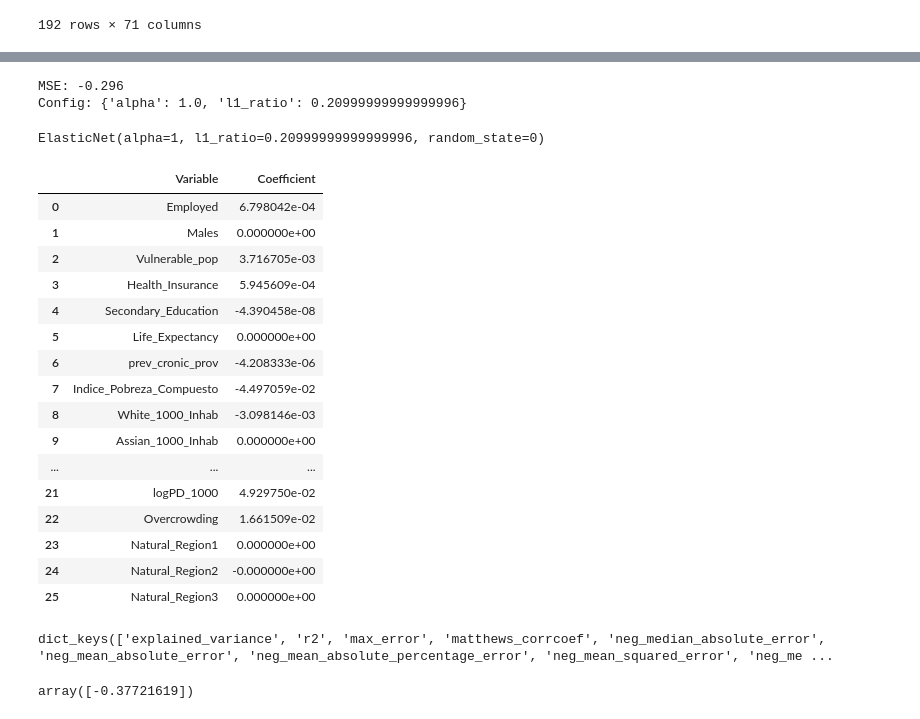
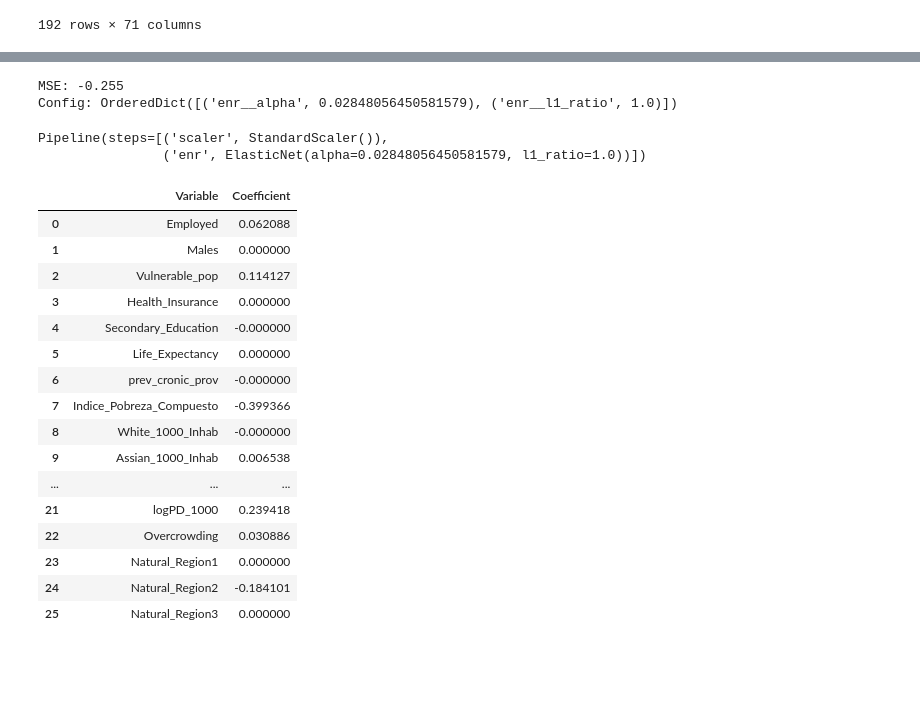
Before and after one commit to renatoquiliche/CuraZone, a Jupyter notebook: COVID19 Peruvian Provinces.ipynb, the cells around one changed output, grey strips where cells are left out. Drawn from its saved outputs; the diff is of its cells as text; code cells hidden in the pictures; blank space fills up the shorter version.

```diff
--- a/COVID19 Peruvian Provinces.ipynb
+++ b/COVID19 Peruvian Provinces.ipynb
@@ -36,33 +46,33 @@ datac
 # %%
-#use of fuel lighting
-#posgraduated
 from sklearn.model_selection import GridSearchCV
 from sklearn.metrics import matthews_corrcoef, make_scorer
 from sklearn.model_selection import RepeatedKFold
+from sklearn.preprocessing import StandardScaler
+from sklearn.pipeline import Pipeline
+from sklearn.linear_model import ElasticNet
+from skopt import BayesSearchCV
 
+pipe = Pipeline([('scaler', StandardScaler()), ('enr', ElasticNet())])
 
 # Define cross-validation method
 cv = RepeatedKFold(n_splits=4, n_repeats=10,random_state=0)
 
 # Define grid
 param_grid = {
-    'alpha': [1e-2, 1e-1, 1.0, 10.0, 100.0],
-    'l1_ratio': np.arange(0.1,1.0,0.01)
+    'enr__alpha': (1e-2, 100.0, 'log-uniform'),
+    'enr__l1_ratio': (0.1, 1.0, 'uniform')
 }
 
 # Define evaluation post-processing criteria
 from sklearn.metrics import mean_squared_error
 
-scoring = make_scorer(mean_squared_error)
-
-from sklearn.linear_model import ElasticNet
-#model_LR = LogisticRegression(random_state=0, penalty='l2', solver='liblinear')
+scoring = make_scorer(mean_squared_error, greater_is_better=False)
 
 model = ElasticNet(random_state=0, fit_intercept=True)
 
 # Define search
-search_ddnn = GridSearchCV(estimator = model, param_grid=param_grid, scoring='neg_mean_squared_error',
-                           cv=cv, n_jobs=-1, verbose = 4)
+search_ddnn = BayesSearchCV(estimator = pipe, search_spaces=param_grid, scoring=scoring,
+                           cv=cv, n_jobs=-1, verbose = 4, n_iter=50, n_points=5)
 
 # Perform the search
 results_ENLR = search_ddnn.fit(x, Y)
@@ -72,40 +91,31 @@ Fitting 40 folds for each of 450 candidates, totalling 18000 fits
 print('MSE: %.3f' % results_ENLR.best_score_)
 print('Config: %s' % results_ENLR.best_params_)
 # %% [output]
-MSE: -0.296
-Config: {'alpha': 1.0, 'l1_ratio': 0.20999999999999996}
+MSE: -0.255
+Config: OrderedDict([('enr__alpha', 0.02848056450581579), ('enr__l1_ratio', 1.0)])
 # %%
-model_ENLR = ElasticNet(random_state=0, fit_intercept=True, alpha = 1, l1_ratio= 0.20999999999999996)
-model_ENLR.fit(x, Y)
+results_ENLR.best_estimator_
 # %% [output]
-ElasticNet(alpha=1, l1_ratio=0.20999999999999996, random_state=0)
+Pipeline(steps=[('scaler', StandardScaler()),
+                ('enr', ElasticNet(alpha=0.02848056450581579, l1_ratio=1.0))])
 # %%
-Results_LR = pd.DataFrame(list(zip(x.columns.values,model_ENLR.coef_)), columns =["Variable", "Coefficient"])
+Results_LR = pd.DataFrame(list(zip(x.columns.values,results_ENLR.best_estimator_['enr'].coef_)), columns =["Variable", "Coefficient"])
 Results_LR
 # %% [output]
 |  | Variable | Coefficient |
-| 0 | Employed | 6.798042e-04 |
-| 1 | Males | 0.000000e+00 |
-| 2 | Vulnerable_pop | 3.716705e-03 |
-| 3 | Health_Insurance | 5.945609e-04 |
-| 4 | Secondary_Education | -4.390458e-08 |
-| 5 | Life_Expectancy | 0.000000e+00 |
-| 6 | prev_cronic_prov | -4.208333e-06 |
-| 7 | Indice_Pobreza_Compuesto | -4.497059e-02 |
-| 8 | White_1000_Inhab | -3.098146e-03 |
-| 9 | Assian_1000_Inhab | 0.000000e+00 |
+| 0 | Employed | 0.062088 |
+| 1 | Males | 0.000000 |
+| 2 | Vulnerable_pop | 0.114127 |
+| 3 | Health_Insurance | 0.000000 |
+| 4 | Secondary_Education | -0.000000 |
+| 5 | Life_Expectancy | 0.000000 |
+| 6 | prev_cronic_prov | -0.000000 |
+| 7 | Indice_Pobreza_Compuesto | -0.399366 |
+| 8 | White_1000_Inhab | -0.000000 |
+| 9 | Assian_1000_Inhab | 0.006538 |
 | ... | ... | ... |
-| 21 | logPD_1000 | 4.929750e-02 |
-| 22 | Overcrowding | 1.661509e-02 |
-| 23 | Natural_Region1 | 0.000000e+00 |
-| 24 | Natural_Region2 | -0.000000e+00 |
-| 25 | Natural_Region3 | 0.000000e+00 |
+| 21 | logPD_1000 | 0.239418 |
+| 22 | Overcrowding | 0.030886 |
+| 23 | Natural_Region1 | 0.000000 |
+| 24 | Natural_Region2 | -0.184101 |
+| 25 | Natural_Region3 | 0.000000 |
-# %%
-import sklearn
-print(sklearn.metrics.SCORERS.keys())
-# %% [output]
-dict_keys(['explained_variance', 'r2', 'max_error', 'matthews_corrcoef', 'neg_median_absolute_error', 'neg_mean_absolute_error', 'neg_mean_absolute_percentage_error', 'neg_mean_squared_error', 'neg_me ...
-# %%
-model_ENLR.predict(x.iloc[0:1,:])
-# %% [output]
-array([-0.37721619])
```
Also changed, not shown: parts of 13 cells of this notebook.
